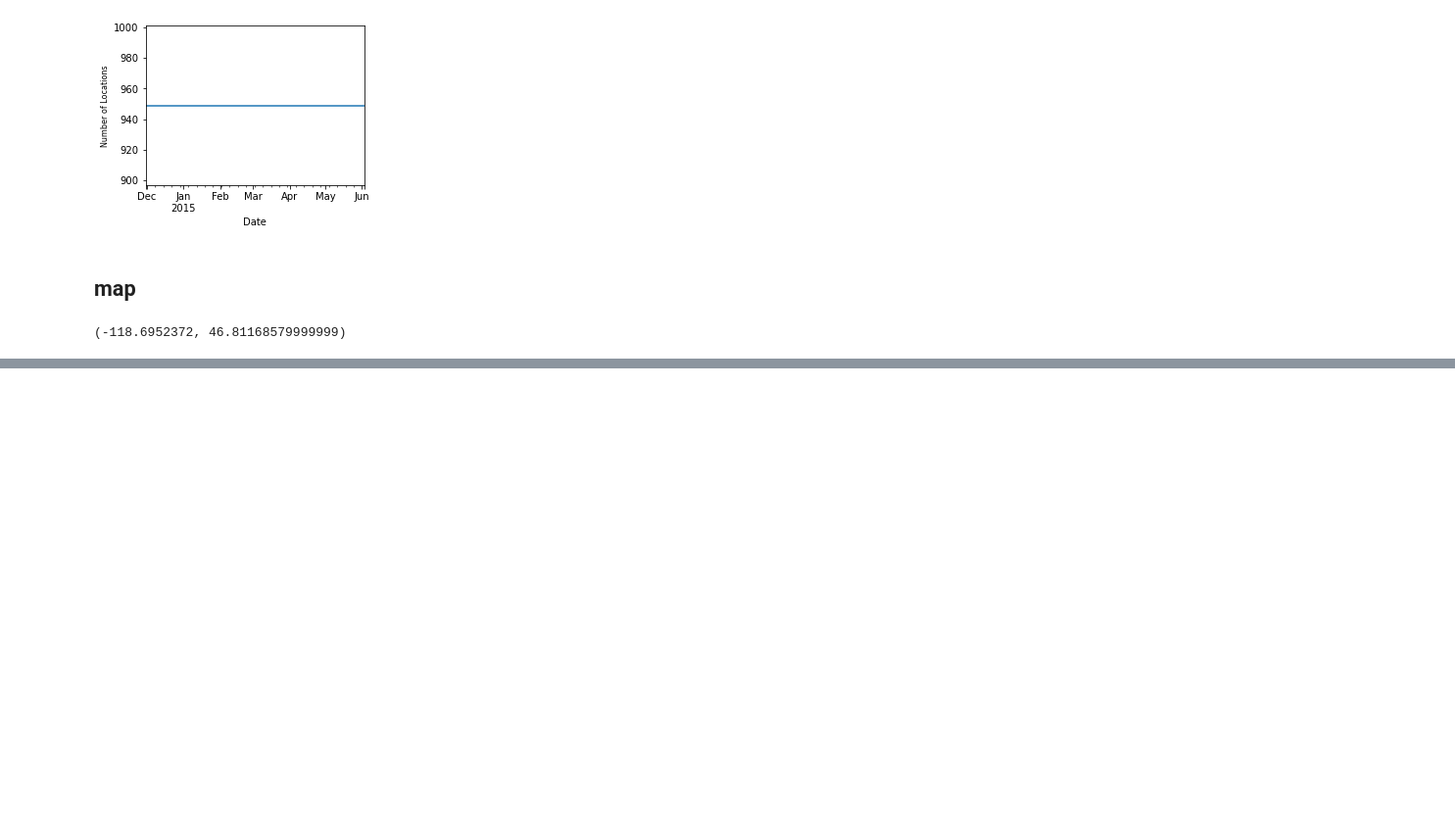
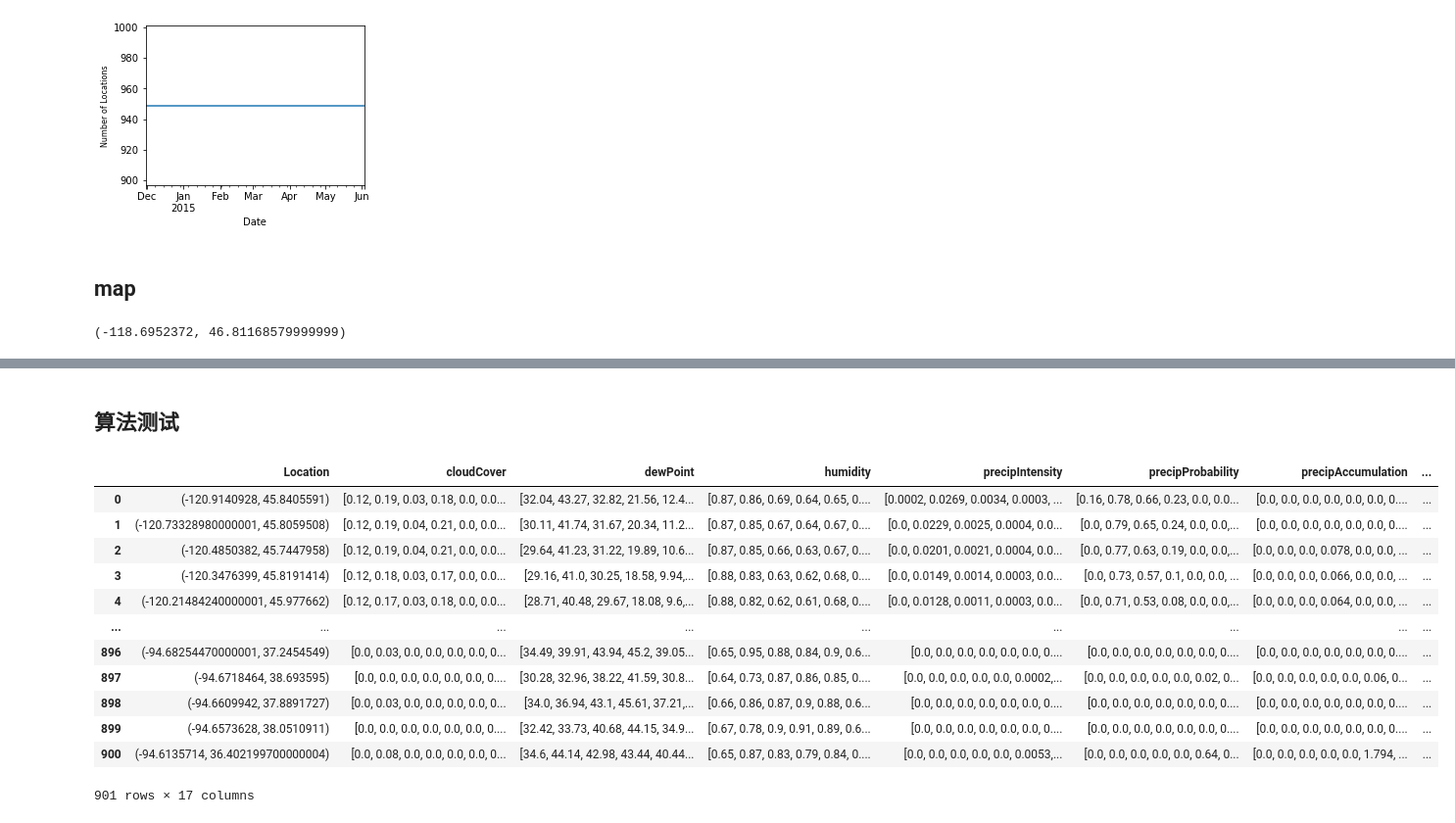
Before and after one commit to aoba98/bishe, a Jupyter notebook: 美国水稻（发表改）.ipynb, the cells around one changed output, grey strips where cells are left out. Shown: that part at 98% size. Saved outputs shown, nothing was run; the diff lists cells and outputs as text; code cells hidden in the pictures; blank space fills up the shorter version.

```diff
--- a/美国水稻（发表改）.ipynb
+++ b/美国水稻（发表改）.ipynb
@@ -268,0 +280,5 @@ m.save("map.htmp")
+# %%
+# 删除相关性过高的列
+cols_to_remove = ['State', 'Date', 'Latitude', 'Longitude', 'CountyName']
+wheat13_185days_nonmiss.drop(cols_to_remove, axis=1, inplace=True)
+wheat14_185days_nonmiss.drop(cols_to_remove, axis=1, inplace=True)
@@ -268,0 +317,21 @@ m.save("map.htmp")
+# %%
+agg_method = {'cloudCover': [list],
+              'dewPoint': [list],
+             'humidity':[list],
+             'precipIntensity': [list],
+             'precipProbability': [list],
+             'precipAccumulation': [list],
+             'precipTypeIsRain': [list],
+             'precipTypeIsSnow': [list],
+             'pressure': [list],
+             'temperatureMax': [list],
+             'temperatureMin':[list],
+             'visibility':[list],
+             'windBearing':[list],
+             'windSpeed':[list],
+             'NDVI':[list],
+             'DayInSeason':[list],
+             'Yield': ['mean']}
+# %%
+grouped_13 = wheat13_185days_nonmiss.groupby('Location').agg(agg_method).reset_index()
+grouped_14 = wheat14_185days_nonmiss.groupby('Location').agg(agg_method).reset_index()
@@ -268,0 +341,18 @@ m.save("map.htmp")
+# %% [markdown]
+## 算法测试
+# %%
+grouped_13
+# %% [output]
+|  | Location | cloudCover | dewPoint | humidity | precipIntensity | precipProbability | precipAccumulation | ... |
+| 0 | (-120.9140928, 45.8405591) | [0.12, 0.19, 0.03, 0.18, 0.0, 0.0... | [32.04, 43.27, 32.82, 21.56, 12.4... | [0.87, 0.86, 0.69, 0.64, 0.65, 0.... | [0.0002, 0.0269, 0.0034, 0.0003, ... | [0.16, 0.78, 0.66, 0.23, 0.0, 0.0... | [0.0, 0.0, 0.0, 0.0, 0.0, 0.0, 0.... | ... |
+| 1 | (-120.73328980000001, 45.8059508) | [0.12, 0.19, 0.04, 0.21, 0.0, 0.0... | [30.11, 41.74, 31.67, 20.34, 11.2... | [0.87, 0.85, 0.67, 0.64, 0.67, 0.... | [0.0, 0.0229, 0.0025, 0.0004, 0.0... | [0.0, 0.79, 0.65, 0.24, 0.0, 0.0,... | [0.0, 0.0, 0.0, 0.0, 0.0, 0.0, 0.... | ... |
+| 2 | (-120.4850382, 45.7447958) | [0.12, 0.19, 0.04, 0.21, 0.0, 0.0... | [29.64, 41.23, 31.22, 19.89, 10.6... | [0.87, 0.85, 0.66, 0.63, 0.67, 0.... | [0.0, 0.0201, 0.0021, 0.0004, 0.0... | [0.0, 0.77, 0.63, 0.19, 0.0, 0.0,... | [0.0, 0.0, 0.0, 0.078, 0.0, 0.0, ... | ... |
+| 3 | (-120.3476399, 45.8191414) | [0.12, 0.18, 0.03, 0.17, 0.0, 0.0... | [29.16, 41.0, 30.25, 18.58, 9.94,... | [0.88, 0.83, 0.63, 0.62, 0.68, 0.... | [0.0, 0.0149, 0.0014, 0.0003, 0.0... | [0.0, 0.73, 0.57, 0.1, 0.0, 0.0, ... | [0.0, 0.0, 0.0, 0.066, 0.0, 0.0, ... | ... |
+| 4 | (-120.21484240000001, 45.977662) | [0.12, 0.17, 0.03, 0.18, 0.0, 0.0... | [28.71, 40.48, 29.67, 18.08, 9.6,... | [0.88, 0.82, 0.62, 0.61, 0.68, 0.... | [0.0, 0.0128, 0.0011, 0.0003, 0.0... | [0.0, 0.71, 0.53, 0.08, 0.0, 0.0,... | [0.0, 0.0, 0.0, 0.064, 0.0, 0.0, ... | ... |
+| ... | ... | ... | ... | ... | ... | ... | ... | ... |
+| 896 | (-94.68254470000001, 37.2454549) | [0.0, 0.03, 0.0, 0.0, 0.0, 0.0, 0... | [34.49, 39.91, 43.94, 45.2, 39.05... | [0.65, 0.95, 0.88, 0.84, 0.9, 0.6... | [0.0, 0.0, 0.0, 0.0, 0.0, 0.0, 0.... | [0.0, 0.0, 0.0, 0.0, 0.0, 0.0, 0.... | [0.0, 0.0, 0.0, 0.0, 0.0, 0.0, 0.... | ... |
+| 897 | (-94.6718464, 38.693595) | [0.0, 0.0, 0.0, 0.0, 0.0, 0.0, 0.... | [30.28, 32.96, 38.22, 41.59, 30.8... | [0.64, 0.73, 0.87, 0.86, 0.85, 0.... | [0.0, 0.0, 0.0, 0.0, 0.0, 0.0002,... | [0.0, 0.0, 0.0, 0.0, 0.0, 0.02, 0... | [0.0, 0.0, 0.0, 0.0, 0.0, 0.06, 0... | ... |
+| 898 | (-94.6609942, 37.8891727) | [0.0, 0.03, 0.0, 0.0, 0.0, 0.0, 0... | [34.0, 36.94, 43.1, 45.61, 37.21,... | [0.66, 0.86, 0.87, 0.9, 0.88, 0.6... | [0.0, 0.0, 0.0, 0.0, 0.0, 0.0, 0.... | [0.0, 0.0, 0.0, 0.0, 0.0, 0.0, 0.... | [0.0, 0.0, 0.0, 0.0, 0.0, 0.0, 0.... | ... |
+| 899 | (-94.6573628, 38.0510911) | [0.0, 0.0, 0.0, 0.0, 0.0, 0.0, 0.... | [32.42, 33.73, 40.68, 44.15, 34.9... | [0.67, 0.78, 0.9, 0.91, 0.89, 0.6... | [0.0, 0.0, 0.0, 0.0, 0.0, 0.0, 0.... | [0.0, 0.0, 0.0, 0.0, 0.0, 0.0, 0.... | [0.0, 0.0, 0.0, 0.0, 0.0, 0.0, 0.... | ... |
+| 900 | (-94.6135714, 36.402199700000004) | [0.0, 0.08, 0.0, 0.0, 0.0, 0.0, 0... | [34.6, 44.14, 42.98, 43.44, 40.44... | [0.65, 0.87, 0.83, 0.79, 0.84, 0.... | [0.0, 0.0, 0.0, 0.0, 0.0, 0.0053,... | [0.0, 0.0, 0.0, 0.0, 0.0, 0.64, 0... | [0.0, 0.0, 0.0, 0.0, 0.0, 1.794, ... | ... |
+901 rows × 17 columns
```
Also changed, not shown: parts of 6 cells of this notebook, 6 other files.
